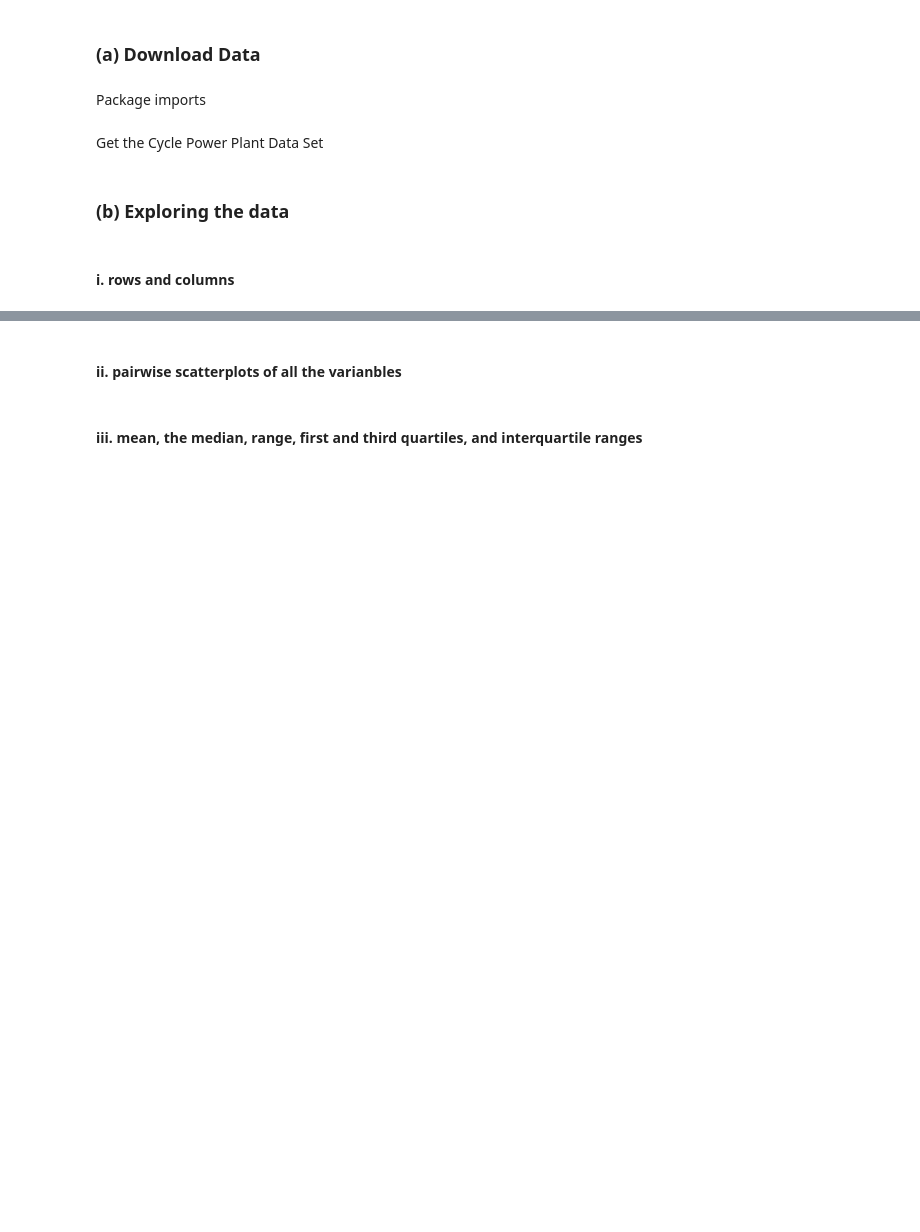
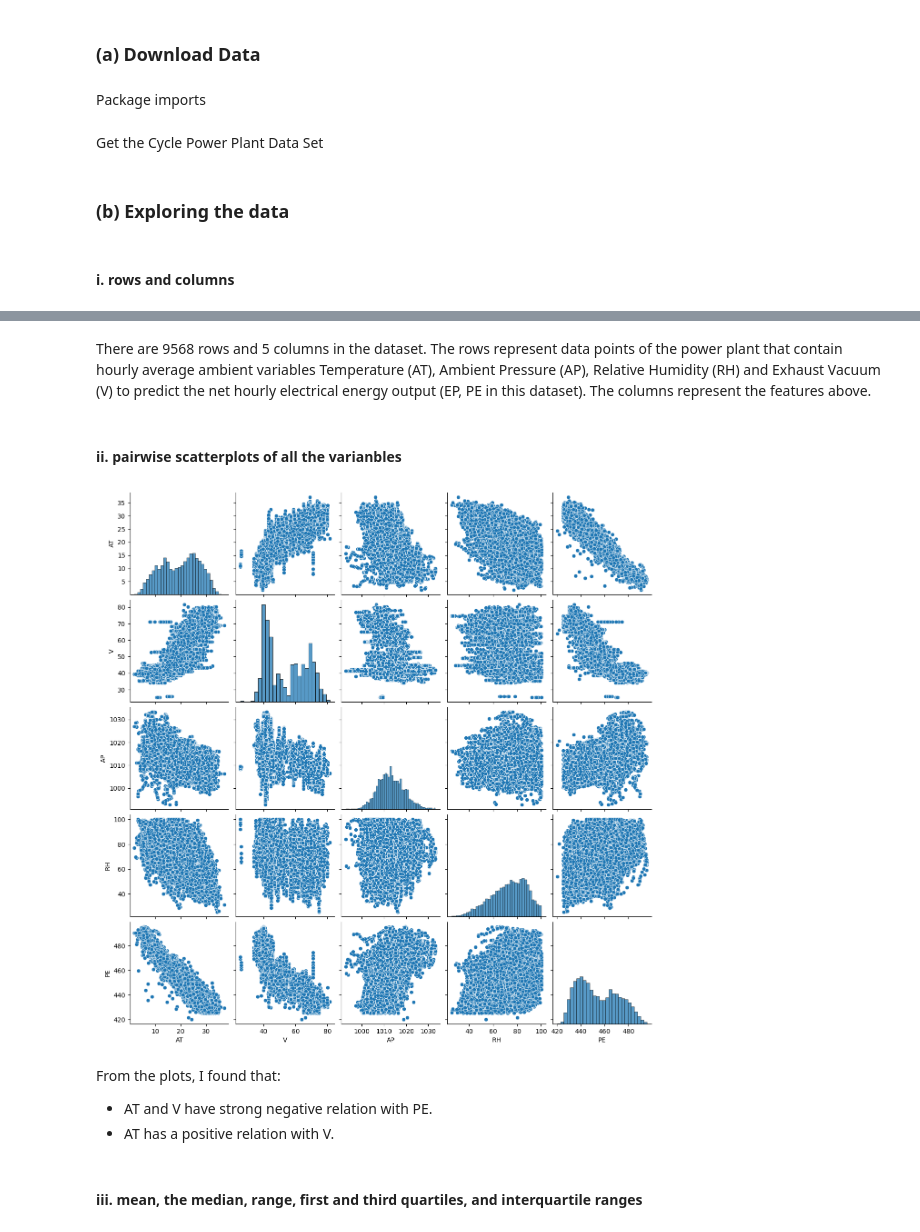
Before and after one commit to cxieusc/DSCI_552_HW2, a Jupyter notebook: notebook/Chong_Xie_HW2.ipynb, the cells around one changed output, grey strips where cells are left out. Saved outputs shown, nothing was run; the diff lists cells and outputs as text; code cells hidden in the pictures; blank space fills up the shorter version.

```diff
--- a/notebook/Chong_Xie_HW2.ipynb
+++ b/notebook/Chong_Xie_HW2.ipynb
@@ -21,6 +21,10 @@ import seaborn as sns
 import itertools
 # %% [markdown]
 Get the Cycle Power Plant Data Set
+# %%
+import pandas as pd
+
+df = pd.read_excel('../data/CCPP/Folds5x2_pp.xlsx', sheet_name='Sheet1')
 # %% [markdown]
 ### (b) Exploring the data
 # %% [markdown]
@@ -28,4 +45,15 @@ Get the Cycle Power Plant Data Set
+# %% [markdown]
+There are 9568 rows and 5 columns in the dataset. The rows represent data points of the power plant that contain hourly average ambient variables Temperature (AT), Ambient Pressure (AP), Relative Humidity (RH) and Exhaust Vacuum (V) to predict the net hourly electrical energy output (EP, PE in this dataset). The columns represent the features above.
 # %% [markdown]
 #### ii. pairwise scatterplots of all the varianbles
+# %%
+sns.pairplot(data=df)
+plt.show()
+# %% [output]
+[figure, added]
+# %% [markdown]
+From the plots, I found that:
+- AT and V have strong negative relation with PE.
+- AT has a positive relation with V.
 # %% [markdown]
 #### iii. mean, the median, range, first and third quartiles, and interquartile ranges
```
Also changed, not shown: parts of 2 cells of this notebook, 1 other file.
